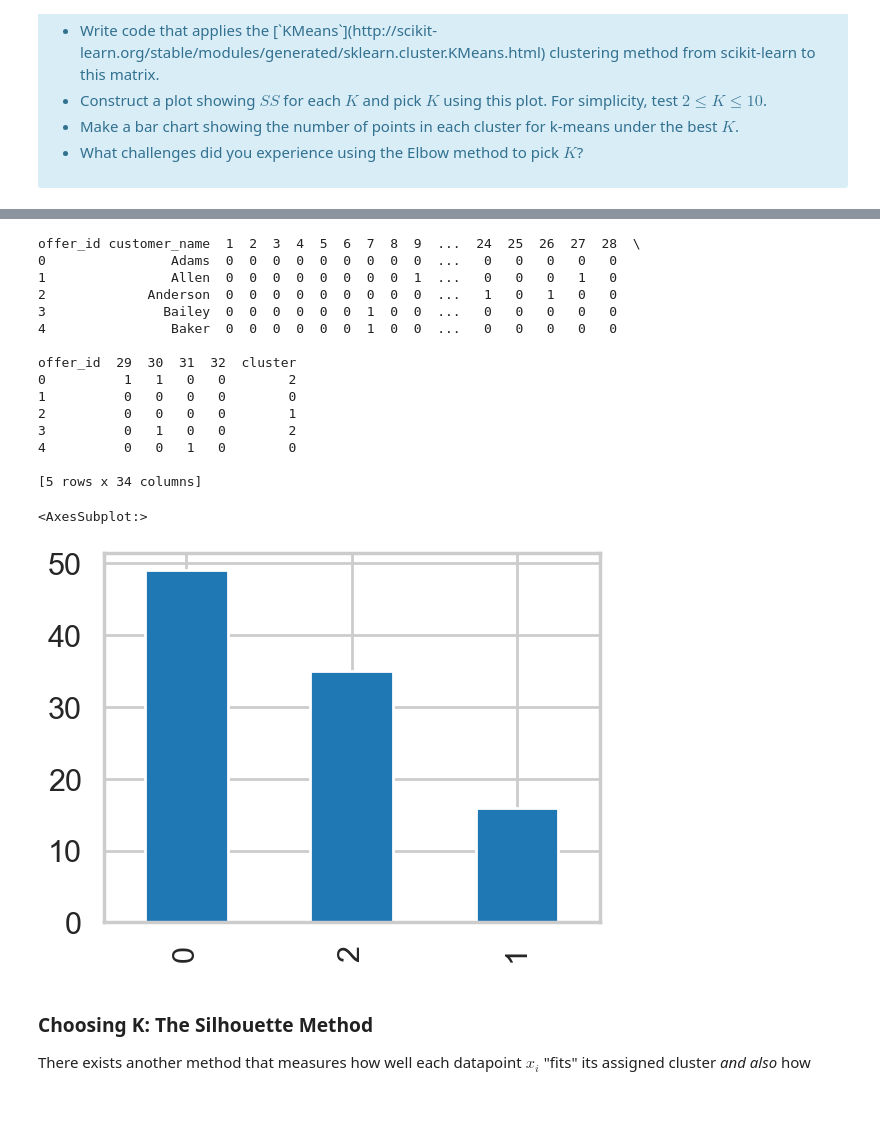
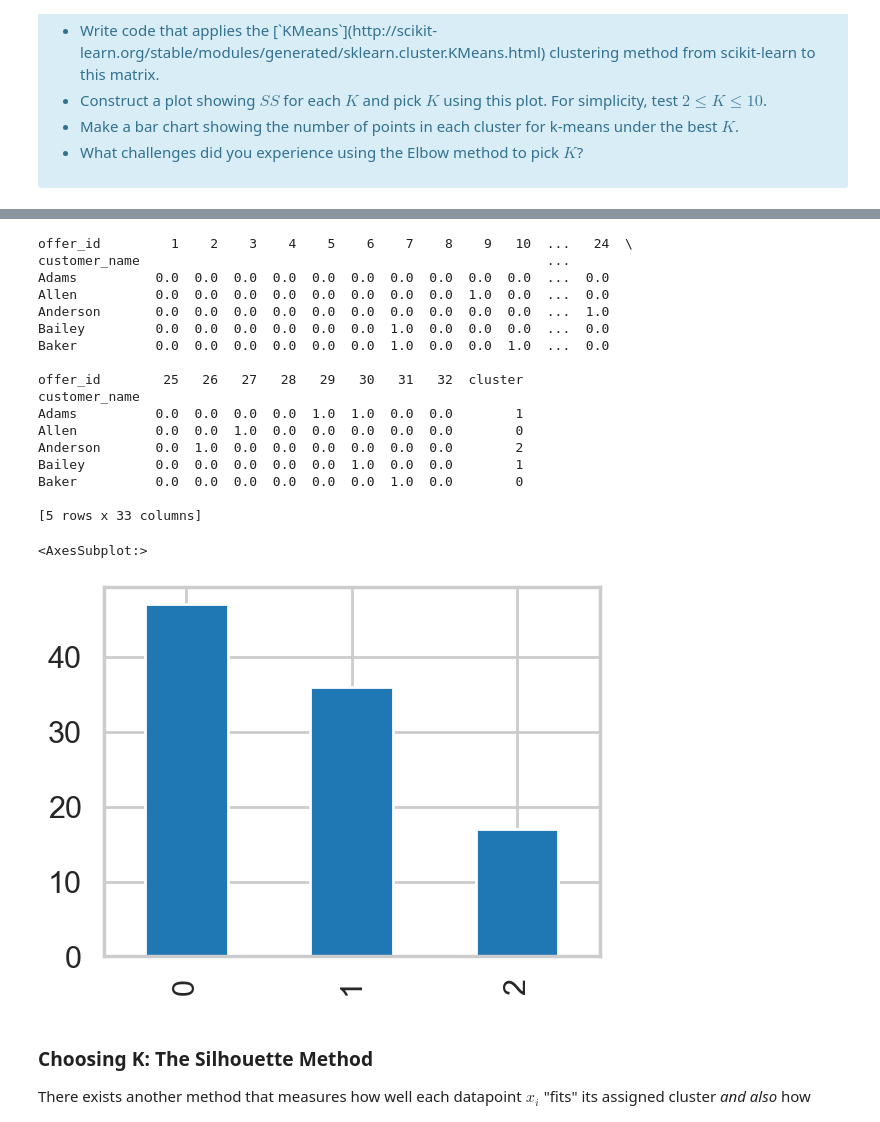
Before and after one commit to kwcode2016/mec-16.2.6-clustering-mini-project, a Jupyter notebook: Mini_Project_Clustering.ipynb, the cells around one changed output, grey strips where cells are left out. Cells and saved outputs as stored; diff of their text form; code cells hidden in the pictures.

Commit message:
updating clustering notebook

```diff
--- a/Mini_Project_Clustering.ipynb
+++ b/Mini_Project_Clustering.ipynb
@@ -104,7 +104,12 @@ where $x_i$ is a point, $C_k$ represents cluster $k$ and $\mu_k$ is the centroid
 import numpy as np
 
 # create numpy array
-x_cols = np.array(customer_offer[:])
+# x_cols = np.array(customer_offer[:])
+x_cols = np.array(df[:])
+
+print(df.values)
+print(x_cols)
+
 
 x_cols = x_cols[:,1:]
 
@@ -155,29 +157,31 @@ plt.show()
 # %%
 # looks like the best K = 3
 
-cluster = KMeans(n_clusters=3, random_state = 42)
-customer_offer['cluster'] = cluster.fit_predict(x_cols)
-print(customer_offer.head())
+cluster = KMeans(n_clusters=3)
+df['cluster'] = cluster.fit_predict(x_cols)
+print(df.head())
 
-customer_offer.cluster.value_counts().plot(kind='bar')
+df.cluster.value_counts().plot(kind='bar')
 # %% [output]
-offer_id customer_name  1  2  3  4  5  6  7  8  9  ...  24  25  26  27  28  \
-0                Adams  0  0  0  0  0  0  0  0  0  ...   0   0   0   0   0
-1                Allen  0  0  0  0  0  0  0  0  1  ...   0   0   0   1   0
-2             Anderson  0  0  0  0  0  0  0  0  0  ...   1   0   1   0   0
-3               Bailey  0  0  0  0  0  0  1  0  0  ...   0   0   0   0   0
-4                Baker  0  0  0  0  0  0  1  0  0  ...   0   0   0   0   0
+offer_id         1    2    3    4    5    6    7    8    9   10  ...   24  \
+customer_name                                                    ...
+Adams          0.0  0.0  0.0  0.0  0.0  0.0  0.0  0.0  0.0  0.0  ...  0.0
+Allen          0.0  0.0  0.0  0.0  0.0  0.0  0.0  0.0  1.0  0.0  ...  0.0
+Anderson       0.0  0.0  0.0  0.0  0.0  0.0  0.0  0.0  0.0  0.0  ...  1.0
+Bailey         0.0  0.0  0.0  0.0  0.0  0.0  1.0  0.0  0.0  0.0  ...  0.0
+Baker          0.0  0.0  0.0  0.0  0.0  0.0  1.0  0.0  0.0  1.0  ...  0.0
 
-offer_id  29  30  31  32  cluster
-0          1   1   0   0        2
-1          0   0   0   0        0
-2          0   0   0   0        1
-3          0   1   0   0        2
-4          0   0   1   0        0
+offer_id        25   26   27   28   29   30   31   32  cluster
+customer_name
+Adams          0.0  0.0  0.0  0.0  1.0  1.0  0.0  0.0        1
+Allen          0.0  0.0  1.0  0.0  0.0  0.0  0.0  0.0        0
+Anderson       0.0  1.0  0.0  0.0  0.0  0.0  0.0  0.0        2
+Bailey         0.0  0.0  0.0  0.0  0.0  1.0  0.0  0.0        1
+Baker          0.0  0.0  0.0  0.0  0.0  0.0  1.0  0.0        0
 
-[5 rows x 34 columns]
+[5 rows x 33 columns]
 <AxesSubplot:>
-[figure, old version]
+[figure, new version]
 # %% [markdown]
 ### Choosing K: The Silhouette Method
 
```
Also changed, not shown: parts of 10 cells of this notebook.
